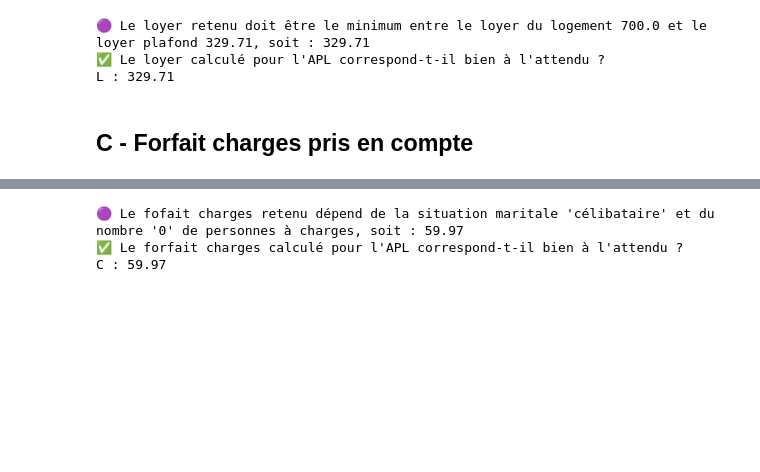
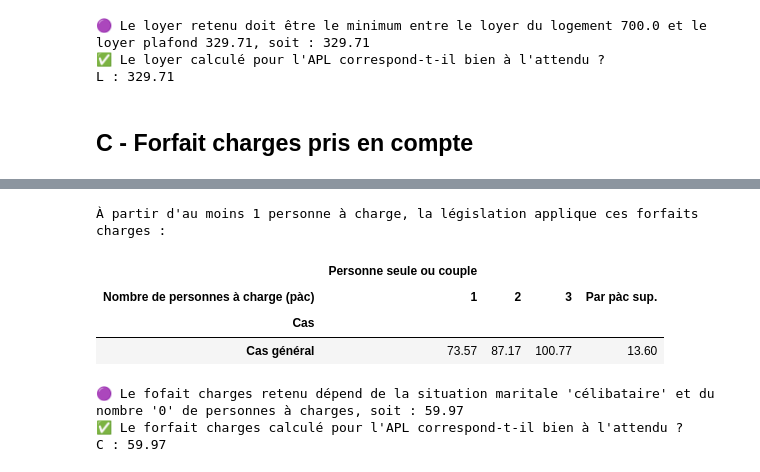
Before and after one commit to betagouv/aides-calculatrice-back, a Jupyter notebook: notebooks/apl_logement_ordinaire.ipynb, the cells around one changed output, grey strips where cells are left out. Drawn from its saved outputs; the diff is of its cells as text; code cells hidden in the pictures; blank space fills up the shorter version.

```diff
--- a/notebooks/apl_logement_ordinaire.ipynb
+++ b/notebooks/apl_logement_ordinaire.ipynb
@@ -370,34 +380,42 @@ Sans personne à charge, la législation indique ce forfait charges :
 # %%
 # TABLEAU AVEC PERSONNE À CHARGE
 # TODO cas des colocataires
 
+
 if au_moins_une_personne_a_charge:
-    fofait_charges_applicable = montant_forfaitaire_charges_seul_ou_couple + al_nb_personnes_a_charge * montant_majoration_charges_par_enfant
-    forfait_charges_toute_situation = fofait_charges_applicable
+    forfait_charges_applicable = montant_forfaitaire_charges_seul_ou_couple + al_nb_personnes_a_charge * montant_majoration_charges_par_enfant
+    forfait_charges_toute_situation = forfait_charges_applicable
 
     data_parametres_charges_avec_personne_a_charge = {
         ('Personne seule ou couple', '1'): [montant_forfaitaire_charges_seul_ou_couple + montant_majoration_charges_par_enfant],
         ('Personne seule ou couple', '2'): [montant_forfaitaire_charges_seul_ou_couple + 2 * montant_majoration_charges_par_enfant],
         ('Personne seule ou couple', '3'): [montant_forfaitaire_charges_seul_ou_couple + 3 * montant_majoration_charges_par_enfant],
-        ('', 'Par pàc sup.'): [
-            f'+ {montant_majoration_charges_par_enfant}'
-            ]
+        ('', 'Par pàc sup.'): [montant_majoration_charges_par_enfant]
     }
 
     index = Index(['Cas général'], name='Cas')
     df_parametres_charges_avec_personne_a_charge = DataFrame(data_parametres_charges_avec_personne_a_charge, index=index)
 
     # Réorganiser les colonnes pour correspondre à l'ordre souhaité
     df_parametres_charges_avec_personne_a_charge = df_parametres_charges_avec_personne_a_charge[[
         ('Personne seule ou couple', '1'),
         ('Personne seule ou couple', '2'),
         ('Personne seule ou couple', '3'),
         ('', 'Par pàc sup.')]]
 
     df_parametres_charges_avec_personne_a_charge.columns.names = [None, 'Nombre de personnes à charge (pàc)']
 
-    print("À partir d'au moins 1 personne à charge, la législation indique ces forfaits charges :")
-    df_parametres_charges_avec_personne_a_charge.style.format(precision=NB_DECIMALES).map(colorie_reference, reference=fofait_charges_applicable)
+    print("À partir d'au moins 1 personne à charge, la législation applique ces forfaits charges :")
+    if al_nb_personnes_a_charge <= 3:
+        df_parametres_charges_avec_personne_a_charge.style.format(precision=NB_DECIMALES).map(colorie_reference, reference=forfait_charges_applicable)
+    else:
+        df_parametres_charges_avec_personne_a_charge.style.format(precision=NB_DECIMALES).map(colorie_reference, reference=montant_majoration_charges_par_enfant)
+# %% [output]
+À partir d'au moins 1 personne à charge, la législation applique ces forfaits charges :
+|  | Personne seule ou couple |  |  |  |
+| Nombre de personnes à charge (pàc) | 1 | 2 | 3 | Par pàc sup. |
+| Cas |  |  |  |  |
+| Cas général | 73.57 | 87.17 | 100.77 | 13.60 |
 # %%
 C_analyse = forfait_charges_toute_situation
 condition_verification_C = (round(C_calcule, NB_DECIMALES) - C_analyse) <= 0.001  # marge d'erreur pour écarts numpy.float32 et float (ici largement supérieure)
```
Also changed, not shown: parts of 6 cells of this notebook.
